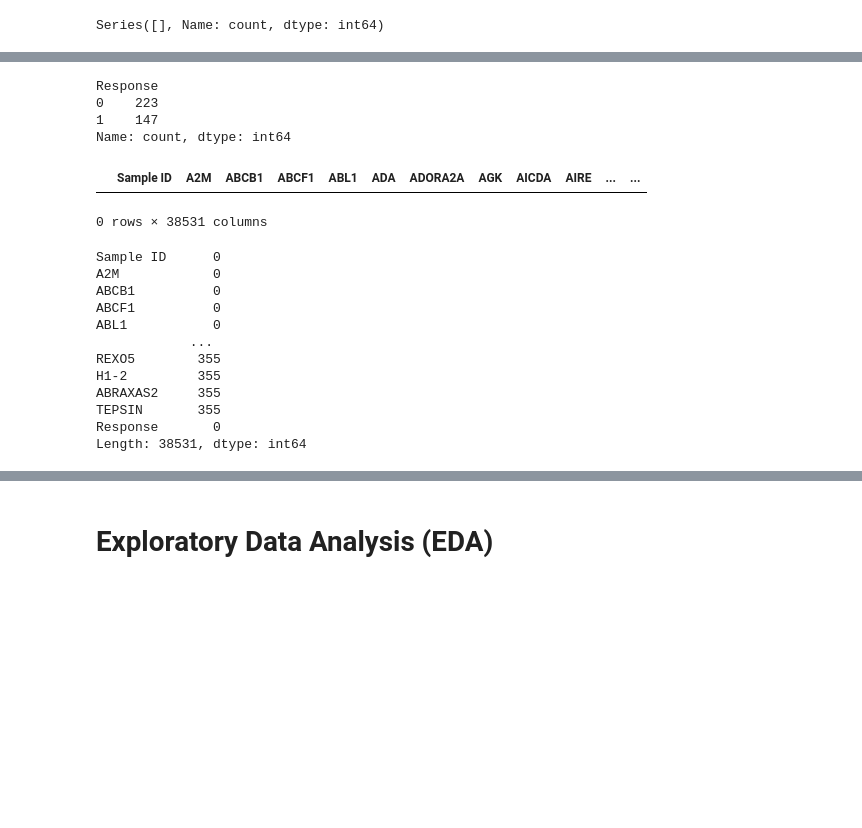
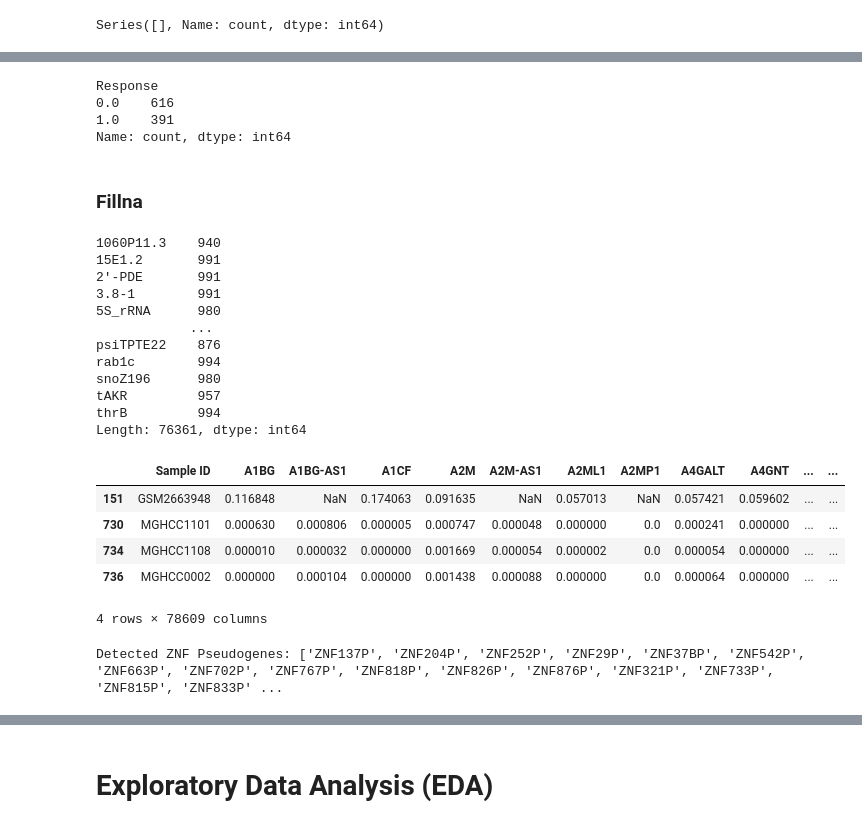
Before and after one commit to hozhao87/Cancer_Drug_Prediction_with_Machine_Learning_Model, a Jupyter notebook: drug_response_prediction_breast_cancer_sum_2.ipynb, the cells around one changed output, grey strips where cells are left out. Cells and saved outputs as stored; diff of their text form; code cells hidden in the pictures; blank space fills up the shorter version.

```diff
--- a/drug_response_prediction_breast_cancer_sum_2.ipynb
+++ b/drug_response_prediction_breast_cancer_sum_2.ipynb
@@ -144,3 +349,2 @@ df_merged_2 = pd.concat(transformed_dfs, axis=0, ignore_index=True, join='outer'
 # %%
-df_merged_2 = df_merged_2.merge(response[['Sample ID', 'Response']], on='Sample ID', how='left')
-df_merged_2
+df= df.merge(response[['Sample ID', 'Response']], on='Sample ID', how='left')
@@ -183,29 +356,64 @@ plt.show()
 # %%
-df_merged_2['Response'] = df_merged_2['Response'].map({'Non-responder':0,'Responder':1})
+df['Response'] = df['Response'].map({'Non-responder':0,'Responder':1})
 # %%
-df_merged_2['Response'].value_counts()
+df['Response'].value_counts()# Step 1: Identify columns with '///' and clean column names
 # %% [output]
 Response
-0    223
-1    147
+0.0    616
+1.0    391
 Name: count, dtype: int64
-# %%
-df_merged_2.loc[df_merged_2.Response.isna()==True]
-# %% [output]
-|  | Sample ID | A2M | ABCB1 | ABCF1 | ABL1 | ADA | ADORA2A | AGK | AICDA | AIRE | ... | ... |
-0 rows × 38531 columns
+# %%
+df.columns = [str(col) if not pd.isna(col) else "Unnamed" for col in df.columns]
+
+columns_with_slashes = [col for col in df.columns if '///' in col]
+columns_without_slashes = [col for col in df.columns if col not in columns_with_slashes]
+
+# Step 2: Process columns with '///'
+processed_df = df[columns_with_slashes].copy()
+processed_df.columns = [col.split(' /// ')[-1] for col in processed_df.columns]
+processed_df = processed_df.T.groupby(level=0).mean().T
+
+# Step 3: Combine processed and unprocessed columns
+df = pd.concat([df[columns_without_slashes], processed_df], axis=1)
+# %% [markdown]
+### Fillna
 # %%
-df_merged_2.isna().sum()
+df.isna().sum()
 # %% [output]
-Sample ID      0
-A2M            0
-ABCB1          0
-ABCF1          0
-ABL1           0
+1060P11.3    940
+15E1.2       991
+2'-PDE       991
+3.8-1        991
+5S_rRNA      980
             ...
-REXO5        355
-H1-2         355
-ABRAXAS2     355
-TEPSIN       355
-Response       0
-Length: 38531, dtype: int64
+psiTPTE22    876
+rab1c        994
+snoZ196      980
+tAKR         957
+thrB         994
+Length: 76361, dtype: int64
+# %%
+df.loc[df.Response.isna()==True]
+# %% [output]
+|  | Sample ID | A1BG | A1BG-AS1 | A1CF | A2M | A2M-AS1 | A2ML1 | A2MP1 | A4GALT | A4GNT | ... | ... |
+| 151 | GSM2663948 | 0.116848 | NaN | 0.174063 | 0.091635 | NaN | 0.057013 | NaN | 0.057421 | 0.059602 | ... | ... |
+| 730 | MGHCC1101 | 0.000630 | 0.000806 | 0.000005 | 0.000747 | 0.000048 | 0.000000 | 0.0 | 0.000241 | 0.000000 | ... | ... |
+| 734 | MGHCC1108 | 0.000010 | 0.000032 | 0.000000 | 0.001669 | 0.000054 | 0.000002 | 0.0 | 0.000054 | 0.000000 | ... | ... |
+| 736 | MGHCC0002 | 0.000000 | 0.000104 | 0.000000 | 0.001438 | 0.000088 | 0.000000 | 0.0 | 0.000064 | 0.000000 | ... | ... |
+4 rows × 78609 columns
+# %%
+# Function to detect ZNF genes and pseudogenes
+def detect_znf_and_pseudogenes(znf_genes):
+    # Filter for genes that contain 'ZNF' and end with 'P' (pseudogenes)
+    znf_pseudogenes = [gene for gene in znf_genes if isinstance(gene, str) and 'ZNF' in gene and gene.endswith('P')]
+    return znf_pseudogenes
+
+# Get the list of ZNF pseudogenes from DataFrame columns
+znf_pseudogenes = detect_znf_and_pseudogenes(df.columns)
+
+# Output the detected ZNF pseudogenes
+print("Detected ZNF Pseudogenes:", znf_pseudogenes)
+
+df.drop(columns=znf_pseudogenes, inplace=True)
+# %% [output]
+Detected ZNF Pseudogenes: ['ZNF137P', 'ZNF204P', 'ZNF252P', 'ZNF29P', 'ZNF37BP', 'ZNF542P', 'ZNF663P', 'ZNF702P', 'ZNF767P', 'ZNF818P', 'ZNF826P', 'ZNF876P', 'ZNF321P', 'ZNF733P', 'ZNF815P', 'ZNF833P' ...
```
Also changed, not shown: parts of 55 cells of this notebook, 1 other file.
